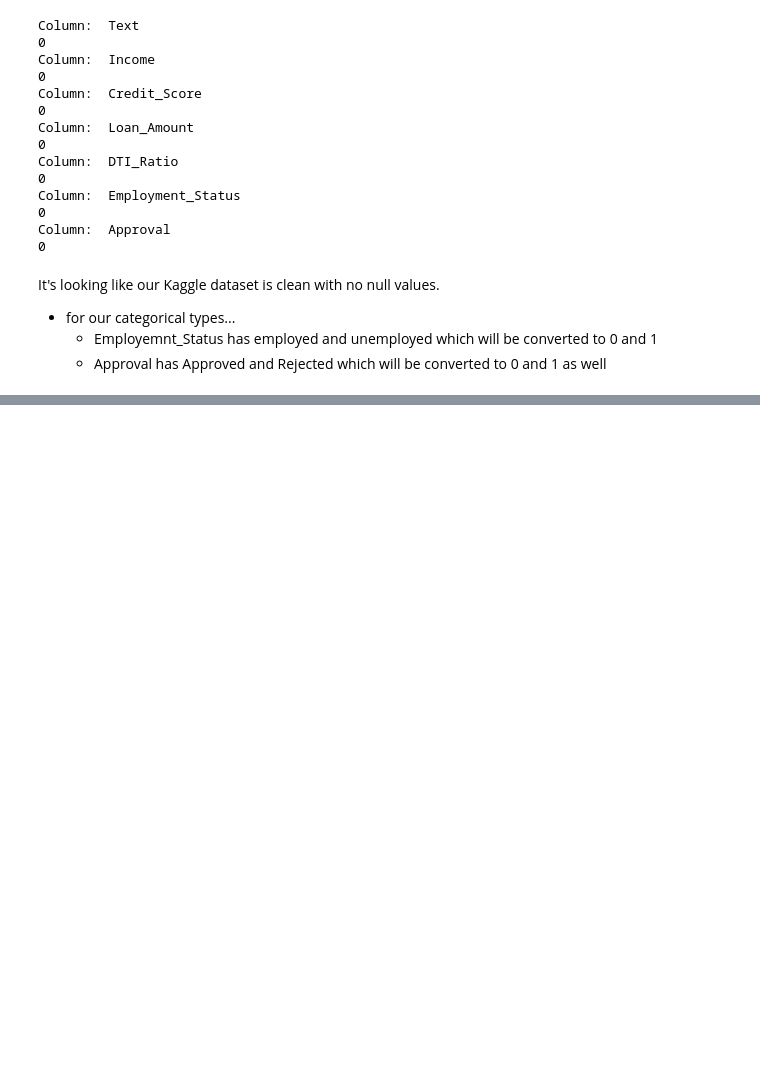
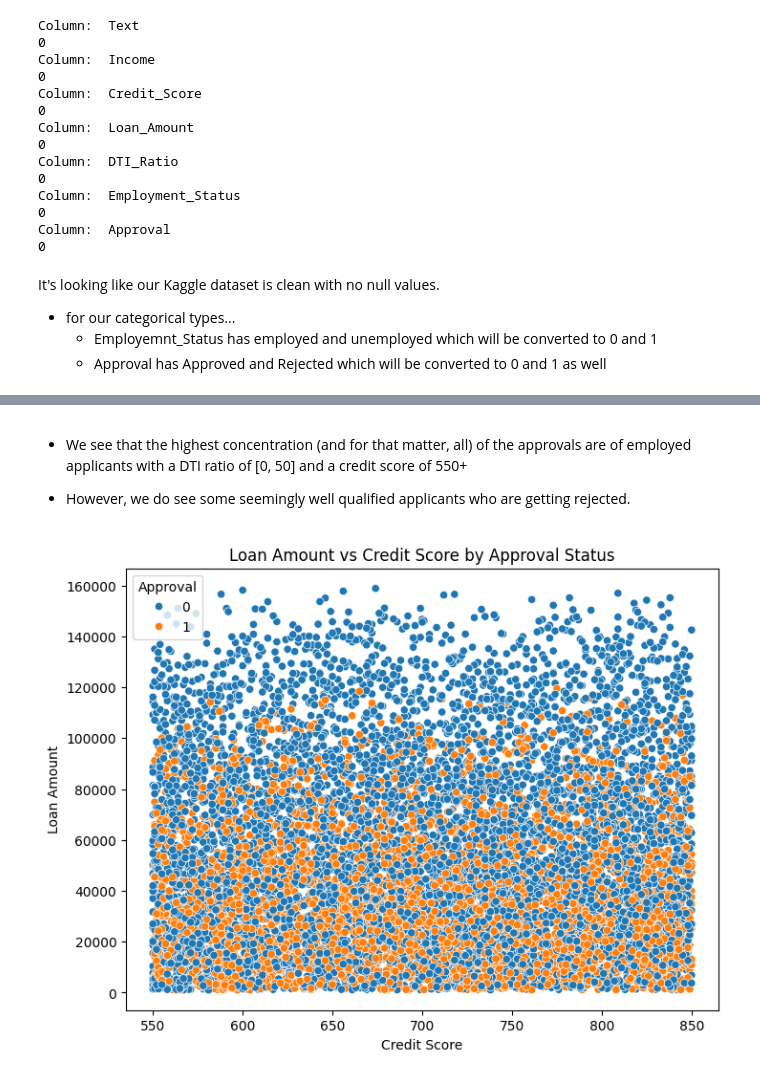
Before and after one commit to lukemcg32/Loan-Approval-ML-personal-, a Jupyter notebook: analysis.ipynb, the cells around one changed output, grey strips where cells are left out. Drawn from its saved outputs; the diff is of its cells as text; code cells hidden in the pictures; blank space fills up the shorter version.

```diff
--- a/analysis.ipynb
+++ b/analysis.ipynb
@@ -79,0 +109,23 @@ strong multicollinearity or other numerical problems.
+# %% [markdown]
+- We see that the highest concentration (and for that matter, all) of the approvals are of
+    employed applicants with a DTI ratio of [0, 50] and a credit score of 550+
+
+- However, we do see some seemingly well qualified applicants who are getting rejected.
+# %%
+# lets examine the loan request amounts of well qualified applicants
+
+# filter to only look at well qualified applicants
+data_filtered = data[(data['DTI_Ratio'] >= 0) & (data['DTI_Ratio'] <= 50)]
+data_filtered = data_filtered[data_filtered['Credit_Score'] >= 550]
+
+# reformat the approval to be a string of 0 or 1 to be accepted by seaborn
+data_filtered['Approval'] = data_filtered['Approval'].astype(str)
+
+plt.figure(figsize=(8, 6))
+sb.scatterplot(data=data_filtered, x="Credit_Score", y="Loan_Amount", hue="Approval")
+plt.title("Loan Amount vs Credit Score by Approval Status")
+plt.xlabel("Credit Score")
+plt.ylabel("Loan Amount")
+plt.show()
+# %% [output]
+[figure, added]
```
Also changed, not shown: parts of 9 cells of this notebook, 3 other files.
